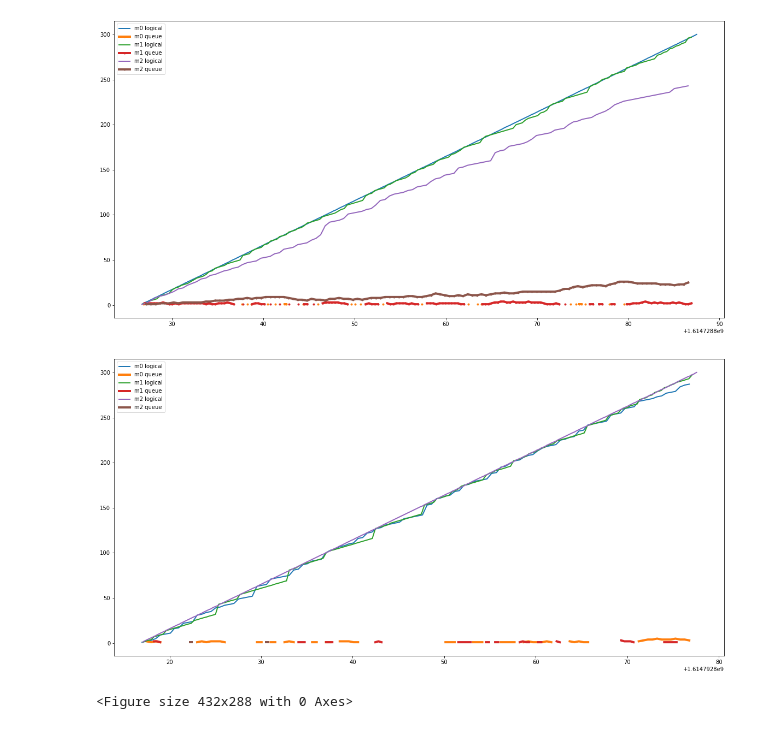
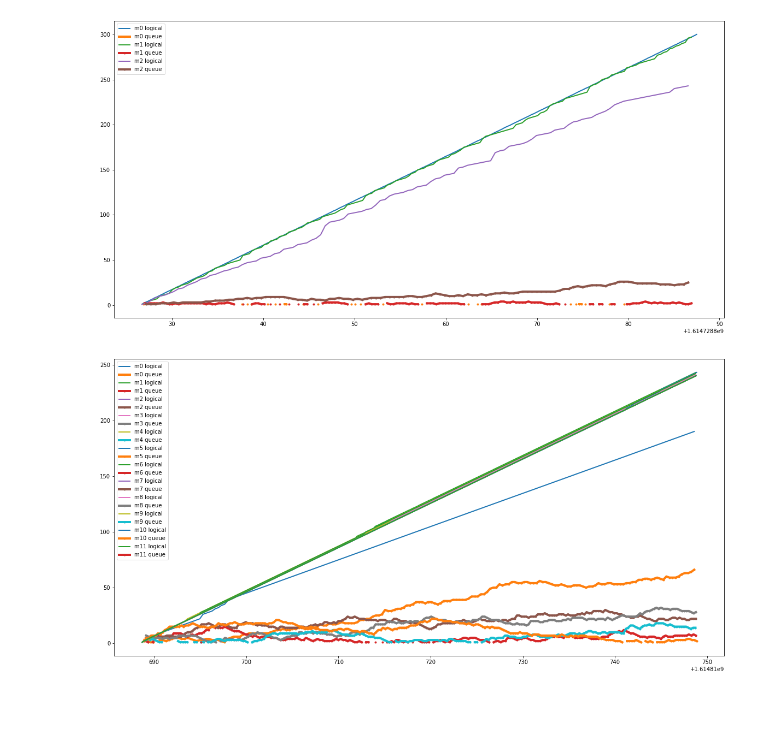
Before and after one commit to gkehne/time-lab, a Jupyter notebook: exploratory_analysis.ipynb, the cells around one changed output. Saved outputs shown, nothing was run; the diff lists cells and outputs as text; code cells hidden in the pictures.

```diff
--- a/exploratory_analysis.ipynb
+++ b/exploratory_analysis.ipynb
@@ -8,7 +8,7 @@ import matplotlib.pyplot as plt
 def plot_figs(name_to_log_mapping, save_name=None):
     plt.figure(figsize=(20,10))
     for name, log in name_to_log_mapping.items():
-        plt.plot(log['sys_time'], log['logical_time'], label=name+' logical', linewidth=2)
+        plt.plot(log['sys_time'], log['logical_time'], label=name+' logical', linewidth=1)
         plt.plot(log['sys_time'], log['queue_len'], label=name+' queue', linewidth=4, marker=".")
     plt.legend(loc="upper left")
 #    plt.show()
@@ -123,14 +123,22 @@ logs = {
 plot_figs(logs, save_name=runsig)
 # %% [output]
 [figure]
-# %%
-runsig = '235'
-logs = {
-    'm0': pd.read_csv(f'logs/{runsig}machine0.csv', skiprows=1),
-    'm1': pd.read_csv(f'logs/{runsig}machine1.csv', skiprows=1),
-    'm2': pd.read_csv(f'logs/{runsig}machine2.csv', skiprows=1)
-}
-plot_figs(logs, save_name=runsig)
-# %% [output]
-[figure, removed]
-<Figure size 432x288 with 0 Axes>
+# %%
+runsig = '34rest_20maxrandint_'
+logs = {
+    'm0': pd.read_csv(f'logs/{runsig}machine0.csv', skiprows=1),
+    'm1': pd.read_csv(f'logs/{runsig}machine1.csv', skiprows=1),
+    'm2': pd.read_csv(f'logs/{runsig}machine2.csv', skiprows=1),
+    'm3': pd.read_csv(f'logs/{runsig}machine3.csv', skiprows=1),
+    'm4': pd.read_csv(f'logs/{runsig}machine4.csv', skiprows=1),
+    'm5': pd.read_csv(f'logs/{runsig}machine5.csv', skiprows=1),
+    'm6': pd.read_csv(f'logs/{runsig}machine6.csv', skiprows=1),
+    'm7': pd.read_csv(f'logs/{runsig}machine7.csv', skiprows=1),
+    'm8': pd.read_csv(f'logs/{runsig}machine8.csv', skiprows=1),
+    'm9': pd.read_csv(f'logs/{runsig}machine9.csv', skiprows=1),
+    'm10': pd.read_csv(f'logs/{runsig}machine10.csv', skiprows=1),
+    'm11': pd.read_csv(f'logs/{runsig}machine11.csv', skiprows=1)
+}
+plot_figs(logs, save_name=runsig)
+# %% [output]
+[figure, added]
```
Also changed, not shown: 1 other file.
